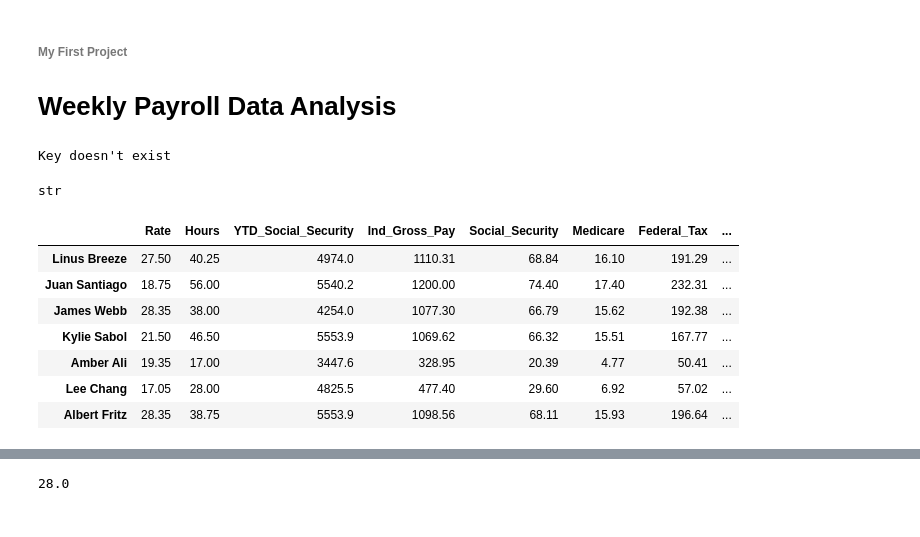
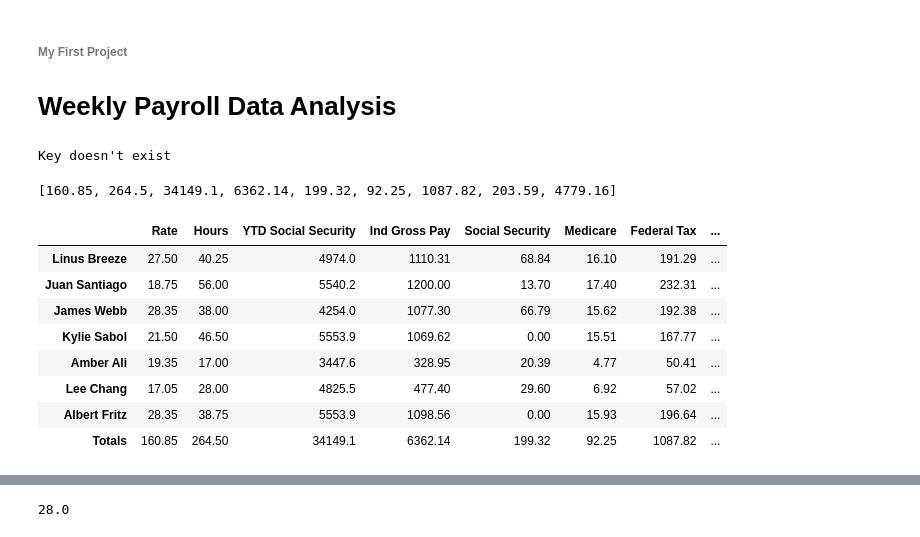
Before and after one commit to ragogzheyan/Weekly_Payroll, a Jupyter notebook: Payroll_data.ipynb, the cells around one changed output, grey strips where cells are left out. Cells and saved outputs as stored; diff of their text form; code cells hidden in the pictures.

```diff
--- a/Payroll_data.ipynb
+++ b/Payroll_data.ipynb
@@ -36,9 +37,8 @@ if definition:
 else:
     print("Key doesn't exist")
 
+
 # KEYWORD, FUNCTION NAME, 0 TO MANY PARAMETER(S)
-
-
 def extract_info(wp):  # wp = weekly payroll nested dictionary
     """ Extract info from nested dictionary
 
@@ -109,16 +109,8 @@ def federal_tax(igp, dep):
     return federal_tax
 
 
-# Net Pay before SS and Medicare
-def net_pay(igp, federal_tax, state_tax):
-    net_pay = []
-    for i in range(len(igp)):
-        net_pay.append(round(igp[i]-(federal_tax[i] + state_tax[i]), 2))
-    return net_pay
-
-
-# Final Net Pay add Social Security and Medicare deductions (NEW)
-def final_net_pay(igp, federal_tax, state_tax, social_security, medicare):
+# Net Pay add Social Security and Medicare deductions (NEW)
+def net_pay(igp, federal_tax, state_tax, social_security, medicare):
     net_pay = []
     for i in range(len(igp)):
         net_pay.append(round(
@@ -140,15 +132,6 @@ Social_Security_Tax = .062
 Medicare_tax = .0145
 
 
-# Social Security deduction
-def social_security(igp):
-    global Social_Security_Tax
-    social_security = []
-    for i in range(len(igp)):
-        social_security.append(round(igp[i] * Social_Security_Tax, 2))
-    return social_security
-
-
 # Maximum Soc. Sec.
 Social_Security_Limit = 5553.90
 
@@ -168,7 +151,6 @@ def social_security_limited(ind_gross_pay, YTD_Social_Security):
 
     return social_security
 
-#print( "****")
 
 # Medicare deduction (new)
 def medicare(igp):
@@ -180,32 +162,31 @@ def medicare(igp):
 
 
 Employee, Rate, Hours, Dependents = extract_info(weekly_payroll)
-Total_Gross_Pay = total_gross_pay(Rate, Hours)
+#Total_Gross_Pay = total_gross_pay(Rate, Hours)
 Ind_Gross_Pay = ind_gross_pay(Rate, Hours)
 State_Tax = state_tax(Ind_Gross_Pay)
 Federal_Tax = federal_tax(Ind_Gross_Pay, Dependents)
-Net_Pay = net_pay(Ind_Gross_Pay, State_Tax, Federal_Tax)
-Social_Security = social_security(Ind_Gross_Pay)
+#Social_Security = social_security(Ind_Gross_Pay)
 Medicare = medicare(Ind_Gross_Pay)
 Social_Security_Limited = social_security_limited(Ind_Gross_Pay, YTD_Social_Security)
-Final_Net_Pay = final_net_pay(Ind_Gross_Pay, Federal_Tax, State_Tax, Social_Security_Limited, Medicare)
-# print(Final_Net_Pay)
-len(Net_Pay)
-type(Dependents[2])
+Net_Pay = net_pay(Ind_Gross_Pay, Federal_Tax, State_Tax, Social_Security_Limited, Medicare)
 
 Dependents = [int(items) for items in Dependents]
-Dependents
-type(Employee[0])
+
+#Total Rate
+Total_Rate = sum(Rate)
 
 # Total Hours $264.50
 Total_Hours = sum(Hours)
-print(sum(Hours))
 
 # Total YTD Soc. Sec.
 Total_YTD_Social_Security = sum(YTD_Social_Security)
 
+# Total Ind. Gross Pay
+Total_Ind_Gross_Pay = round(sum(Ind_Gross_Pay),2)
+
 # Total Social Security
-Total_Social_Security = sum(Social_Security)
+Total_Social_Security = round(sum(Social_Security_Limited),2)
 
 # Total Medicare
 Total_Medicare = sum(Medicare)
@@ -217,24 +198,34 @@ Total_Federal_Tax = sum(Federal_Tax)
 Total_State_Tax = sum(State_Tax)
 
 # Total Net Pay
-Total_Net_Pay = sum(Final_Net_Pay)
+Total_Net_Pay = sum(Net_Pay)
+
+Totals = [Total_Rate, Total_Hours, Total_YTD_Social_Security, Total_Ind_Gross_Pay, Total_Social_Security,
+        Total_Medicare, Total_Federal_Tax, Total_State_Tax, Total_Net_Pay]
+Totals
 # %% [output]
 Key doesn't exist
-str
+[160.85, 264.5, 34149.1, 6362.14, 199.32, 92.25, 1087.82, 203.59, 4779.16]
 # %%
 # List into DataFrame
-df = pd.DataFrame([Rate, Hours, YTD_Social_Security, Ind_Gross_Pay, Social_Security, Medicare, Federal_Tax, State_Tax, Final_Net_Pay],
-                  index=['Rate', 'Hours', 'YTD_Social_Security', 'Ind_Gross_Pay',
-                         'Social_Security', 'Medicare', 'Federal_Tax', 'State_Tax', 'Final_Net_Pay'],
+df = pd.DataFrame([Rate, Hours, YTD_Social_Security, Ind_Gross_Pay, Social_Security_Limited, Medicare, Federal_Tax, State_Tax, Net_Pay],
+                  index=['Rate', 'Hours', 'YTD Social Security', 'Ind Gross Pay',
+                         'Social Security', 'Medicare', 'Federal Tax', 'State Tax', 'Net Pay'],
                   columns=Employee)
 df = df.T
 df
+dftotal = pd.DataFrame([Totals], index= ['Totals'], columns=['Rate', 'Hours', 'YTD Social Security', 'Ind Gross Pay',
+                         'Social Security', 'Medicare', 'Federal Tax', 'State Tax', 'Net Pay'])
+dftotal
+df2 = df.append(dftotal)
+df2
 # %% [output]
-|  | Rate | Hours | YTD_Social_Security | Ind_Gross_Pay | Social_Security | Medicare | Federal_Tax | ... |
+|  | Rate | Hours | YTD Social Security | Ind Gross Pay | Social Security | Medicare | Federal Tax | ... |
 | Linus Breeze | 27.50 | 40.25 | 4974.0 | 1110.31 | 68.84 | 16.10 | 191.29 | ... |
-| Juan Santiago | 18.75 | 56.00 | 5540.2 | 1200.00 | 74.40 | 17.40 | 232.31 | ... |
+| Juan Santiago | 18.75 | 56.00 | 5540.2 | 1200.00 | 13.70 | 17.40 | 232.31 | ... |
 | James Webb | 28.35 | 38.00 | 4254.0 | 1077.30 | 66.79 | 15.62 | 192.38 | ... |
-| Kylie Sabol | 21.50 | 46.50 | 5553.9 | 1069.62 | 66.32 | 15.51 | 167.77 | ... |
+| Kylie Sabol | 21.50 | 46.50 | 5553.9 | 1069.62 | 0.00 | 15.51 | 167.77 | ... |
 | Amber Ali | 19.35 | 17.00 | 3447.6 | 328.95 | 20.39 | 4.77 | 50.41 | ... |
 | Lee Chang | 17.05 | 28.00 | 4825.5 | 477.40 | 29.60 | 6.92 | 57.02 | ... |
-| Albert Fritz | 28.35 | 38.75 | 5553.9 | 1098.56 | 68.11 | 15.93 | 196.64 | ... |
+| Albert Fritz | 28.35 | 38.75 | 5553.9 | 1098.56 | 0.00 | 15.93 | 196.64 | ... |
+| Totals | 160.85 | 264.50 | 34149.1 | 6362.14 | 199.32 | 92.25 | 1087.82 | ... |
```
Also changed, not shown: parts of 12 cells of this notebook, 1 other file.
